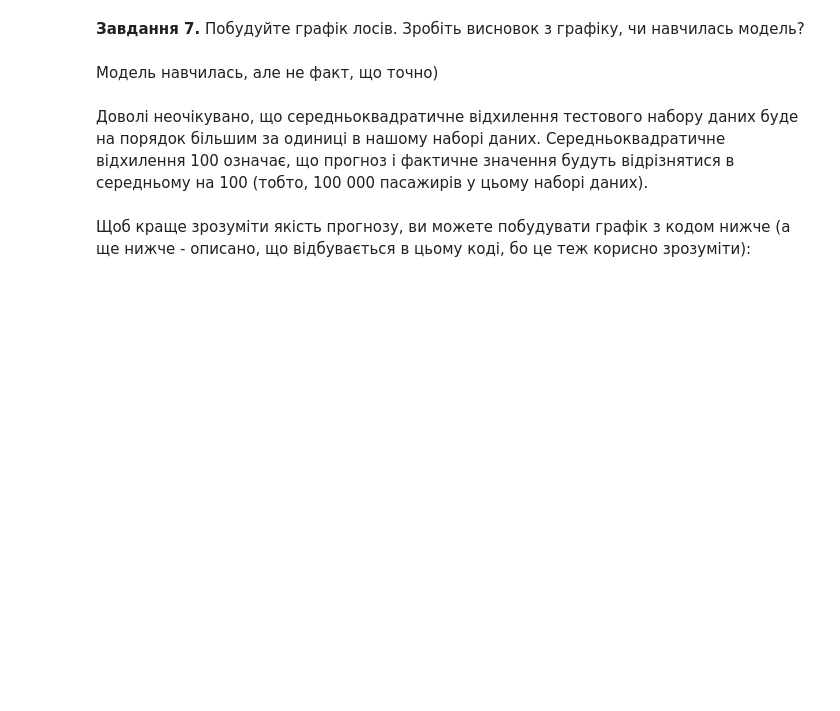
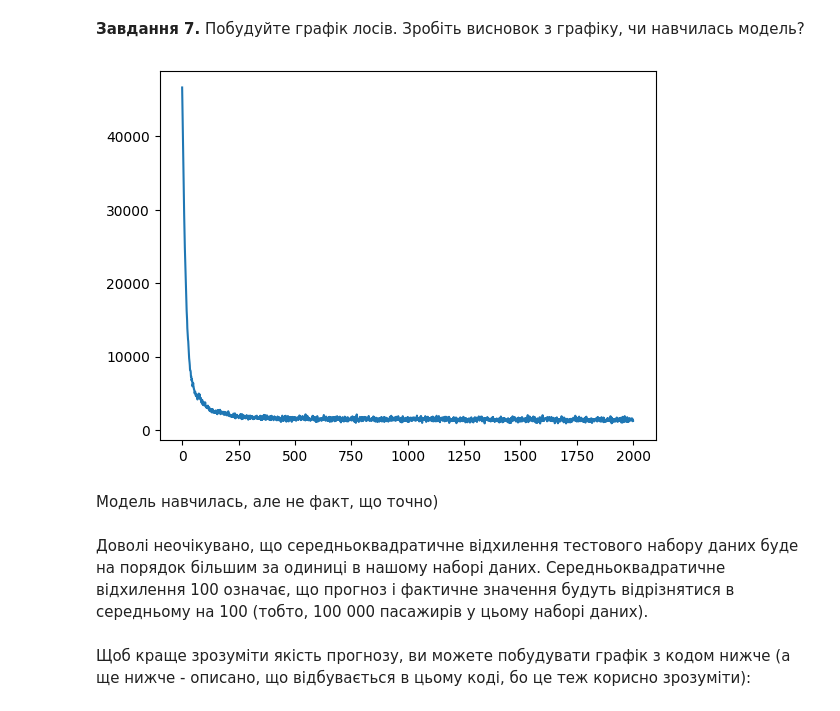
Before and after one commit to sekhahelina/ML_tasks, a Jupyter notebook: Module4/LSTM_для_прогнозування_часових_рядів.ipynb, the cells around one changed output. Drawn from its saved outputs; the diff is of its cells as text; code cells hidden in the pictures; blank space fills up the shorter version.

````diff
--- a/Module4/LSTM_для_прогнозування_часових_рядів.ipynb
+++ b/Module4/LSTM_для_прогнозування_часових_рядів.ipynb
@@ -101,6 +186,11 @@ torch.Size([47, 1]) torch.Size([47, 1])
 1. Використовувати клас `TensorDataset`, щоб об'єднати тензори ознак `X_train` і цільових значень `y_train`.
 2. Дані повинні завантажуватися невеликими батчами розміром 8 за допомогою параметра `batch_size`.
 3. Використовувати параметр `shuffle=True`, щоб дані перемішувалися перед кожною епохою тренування.
+# %%
+from torch.utils.data import TensorDataset, DataLoader
+train_ds = TensorDataset(X_train, y_train)
+batch_size = 8
+train_dl = DataLoader(train_ds, batch_size=batch_size, shuffle=True)
 # %% [markdown]
 **Завдання 6**.
 
@@ -122,3 +212,41 @@ Epoch 0: train RMSE 12.3456, test RMSE 15.6789
 Epoch 100: train RMSE 9.8765, test RMSE 12.3456
 ...
 ```
+# %%
+from tqdm import tqdm
+
+def train_model(model, criterion, optimizer, num_epochs, train_dl, X_train, y_train, X_test, y_test):
+  losses = []
+  for epoch in tqdm(range(num_epochs)):
+    model.train()
+    epoch_loss = 0.0
+
+    for x_batch, y_batch in train_dl:
+        optimizer.zero_grad()
+        output = model(x_batch)
+        loss = criterion(output, y_batch)
+        loss.backward()
+        optimizer.step()
+
+        epoch_loss += loss.item()
+
+    losses.append(epoch_loss / len(train_dl))
+
+    if epoch % 100 == 0:
+        model.eval()
+        with torch.no_grad():
+            train_pred = model(X_train)
+            test_pred = model(X_test)
+
+            # Обчислення RMSE
+            train_rmse = torch.sqrt(criterion(train_pred, y_train)).item()
+            test_rmse = torch.sqrt(criterion(test_pred, y_test)).item()
+
+            print(f"Epoch {epoch}: train RMSE {train_rmse:.4f}, test RMSE {test_rmse:.4f}")
+  return losses
+# %%
+criterion = nn.MSELoss()
+optimizer = torch.optim.Adam(model.parameters(), lr=0.01)
+num_epochs = 2000
+
+losses = train_model(model, criterion, optimizer, num_epochs, train_dl, X_train, y_train, X_test, y_test)
@@ -125,5 +267,9 @@ Epoch 100: train RMSE 9.8765, test RMSE 12.3456
 # %% [markdown]
 **Завдання 7.** Побудуйте графік лосів. Зробіть висновок з графіку, чи навчилась модель?
+# %%
+plt.plot(losses);
+# %% [output]
+[figure, added]
 # %% [markdown]
 Модель навчилась, але не факт, що точно)
 # %% [markdown]
````
Also changed, not shown: parts of 11 cells of this notebook.
